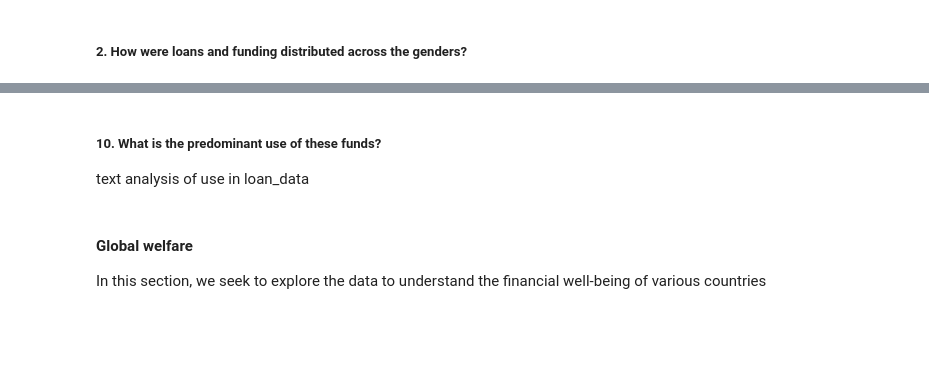
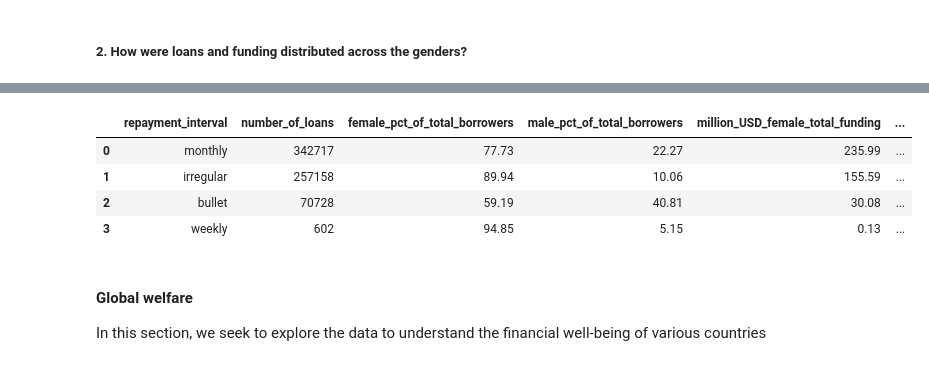
Before and after one commit to masterpython4ds/assignment-1-CeeThinwa, a Jupyter notebook: KIVA Analysis.ipynb, the cells around one changed output, grey strips where cells are left out. Cells and saved outputs as stored; diff of their text form; code cells hidden in the pictures; blank space fills up the shorter version.

```diff
--- a/KIVA Analysis.ipynb
+++ b/KIVA Analysis.ipynb
@@ -559,7 +906,24 @@ tab7
-# %% [markdown]
-##### 10. What is the predominant use of these funds?
-
-text analysis of use in loan_data
+# %%
+tab7.loc[:, 'female_pct_of_total_borrowers'] = round((tab7['number_of_female_borrowers']/tab7['number_of_all_borrowers'])*100, 2)
+tab7.loc[:, 'male_pct_of_total_borrowers'] = round((tab7['number_of_male_borrowers']/tab7['number_of_all_borrowers'])*100, 2)
+tab7.loc[:, 'million_USD_female_total_funding'] = round((tab7['female_pct_of_total_borrowers']/100*tab7['funded_amount'])/1000000, 2)
+tab7.loc[:, 'million_USD_male_total_funding'] = round((tab7['male_pct_of_total_borrowers']/100*tab7['funded_amount'])/1000000, 2)
+tab7.loc[:, 'million_USD_female_total_loan'] = round((tab7['female_pct_of_total_borrowers']/100*tab7['loan_amount'])/1000000, 2)
+tab7.loc[:, 'million_USD_male_total_loan'] = round((tab7['male_pct_of_total_borrowers']/100*tab7['loan_amount'])/1000000, 2)
+# %%
+# drop raw data columns
+tab7 = tab7.drop(['funded_amount', 'loan_amount',
+                  'number_of_all_borrowers', 'number_of_female_borrowers',
+                  'number_of_male_borrowers', 'term_in_months'],1)
+
+# display summary
+tab7
+# %% [output]
+|  | repayment_interval | number_of_loans | female_pct_of_total_borrowers | male_pct_of_total_borrowers | million_USD_female_total_funding | ... |
+| 0 | monthly | 342717 | 77.73 | 22.27 | 235.99 | ... |
+| 1 | irregular | 257158 | 89.94 | 10.06 | 155.59 | ... |
+| 2 | bullet | 70728 | 59.19 | 40.81 | 30.08 | ... |
+| 3 | weekly | 602 | 94.85 | 5.15 | 0.13 | ... |
 # %% [markdown]
 #### Global welfare
 
```
Also changed, not shown: parts of 39 cells of this notebook.
